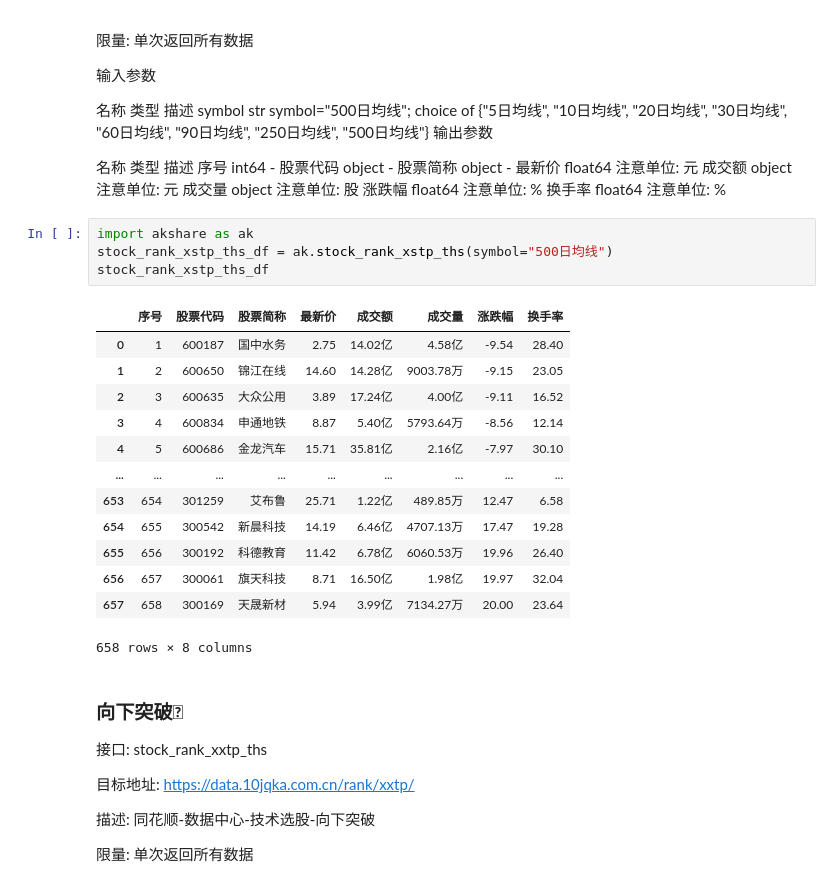
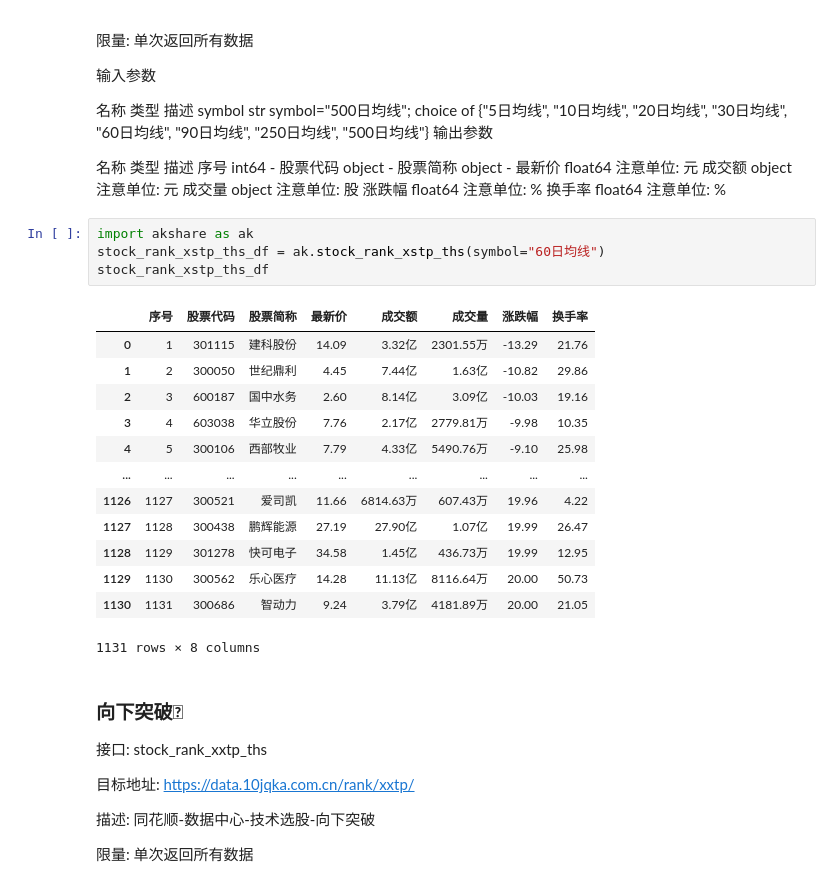
Before and after one commit to EveryFine/GeniusAI, a Jupyter notebook: GeniusChatbots/playground/datasource/AKShare获取股票信息.ipynb, the cells around one changed output. Saved outputs shown, nothing was run; the diff lists cells and outputs as text.

```diff
--- a/GeniusChatbots/playground/datasource/AKShare获取股票信息.ipynb
+++ b/GeniusChatbots/playground/datasource/AKShare获取股票信息.ipynb
@@ -2051,22 +2049,22 @@ symbol	str	symbol="500日均线"; choice of {"5日均线", "10日均线", "20日
 换手率	float64	注意单位: %
 # %%
 import akshare as ak
-stock_rank_xstp_ths_df = ak.stock_rank_xstp_ths(symbol="500日均线")
+stock_rank_xstp_ths_df = ak.stock_rank_xstp_ths(symbol="60日均线")
 stock_rank_xstp_ths_df
 # %% [output]
 |  | 序号 | 股票代码 | 股票简称 | 最新价 | 成交额 | 成交量 | 涨跌幅 | 换手率 |
-| 0 | 1 | 600187 | 国中水务 | 2.75 | 14.02亿 | 4.58亿 | -9.54 | 28.40 |
-| 1 | 2 | 600650 | 锦江在线 | 14.60 | 14.28亿 | 9003.78万 | -9.15 | 23.05 |
-| 2 | 3 | 600635 | 大众公用 | 3.89 | 17.24亿 | 4.00亿 | -9.11 | 16.52 |
-| 3 | 4 | 600834 | 申通地铁 | 8.87 | 5.40亿 | 5793.64万 | -8.56 | 12.14 |
-| 4 | 5 | 600686 | 金龙汽车 | 15.71 | 35.81亿 | 2.16亿 | -7.97 | 30.10 |
+| 0 | 1 | 301115 | 建科股份 | 14.09 | 3.32亿 | 2301.55万 | -13.29 | 21.76 |
+| 1 | 2 | 300050 | 世纪鼎利 | 4.45 | 7.44亿 | 1.63亿 | -10.82 | 29.86 |
+| 2 | 3 | 600187 | 国中水务 | 2.60 | 8.14亿 | 3.09亿 | -10.03 | 19.16 |
+| 3 | 4 | 603038 | 华立股份 | 7.76 | 2.17亿 | 2779.81万 | -9.98 | 10.35 |
+| 4 | 5 | 300106 | 西部牧业 | 7.79 | 4.33亿 | 5490.76万 | -9.10 | 25.98 |
 | ... | ... | ... | ... | ... | ... | ... | ... | ... |
-| 653 | 654 | 301259 | 艾布鲁 | 25.71 | 1.22亿 | 489.85万 | 12.47 | 6.58 |
-| 654 | 655 | 300542 | 新晨科技 | 14.19 | 6.46亿 | 4707.13万 | 17.47 | 19.28 |
-| 655 | 656 | 300192 | 科德教育 | 11.42 | 6.78亿 | 6060.53万 | 19.96 | 26.40 |
-| 656 | 657 | 300061 | 旗天科技 | 8.71 | 16.50亿 | 1.98亿 | 19.97 | 32.04 |
-| 657 | 658 | 300169 | 天晟新材 | 5.94 | 3.99亿 | 7134.27万 | 20.00 | 23.64 |
+| 1126 | 1127 | 300521 | 爱司凯 | 11.66 | 6814.63万 | 607.43万 | 19.96 | 4.22 |
+| 1127 | 1128 | 300438 | 鹏辉能源 | 27.19 | 27.90亿 | 1.07亿 | 19.99 | 26.47 |
+| 1128 | 1129 | 301278 | 快可电子 | 34.58 | 1.45亿 | 436.73万 | 19.99 | 12.95 |
+| 1129 | 1130 | 300562 | 乐心医疗 | 14.28 | 11.13亿 | 8116.64万 | 20.00 | 50.73 |
+| 1130 | 1131 | 300686 | 智动力 | 9.24 | 3.79亿 | 4181.89万 | 20.00 | 21.05 |
-658 rows × 8 columns
+1131 rows × 8 columns
 # %% [markdown]
 ### 向下突破
 接口: stock_rank_xxtp_ths
```
Also changed, not shown: parts of 7 cells of this notebook, 4 other files.
